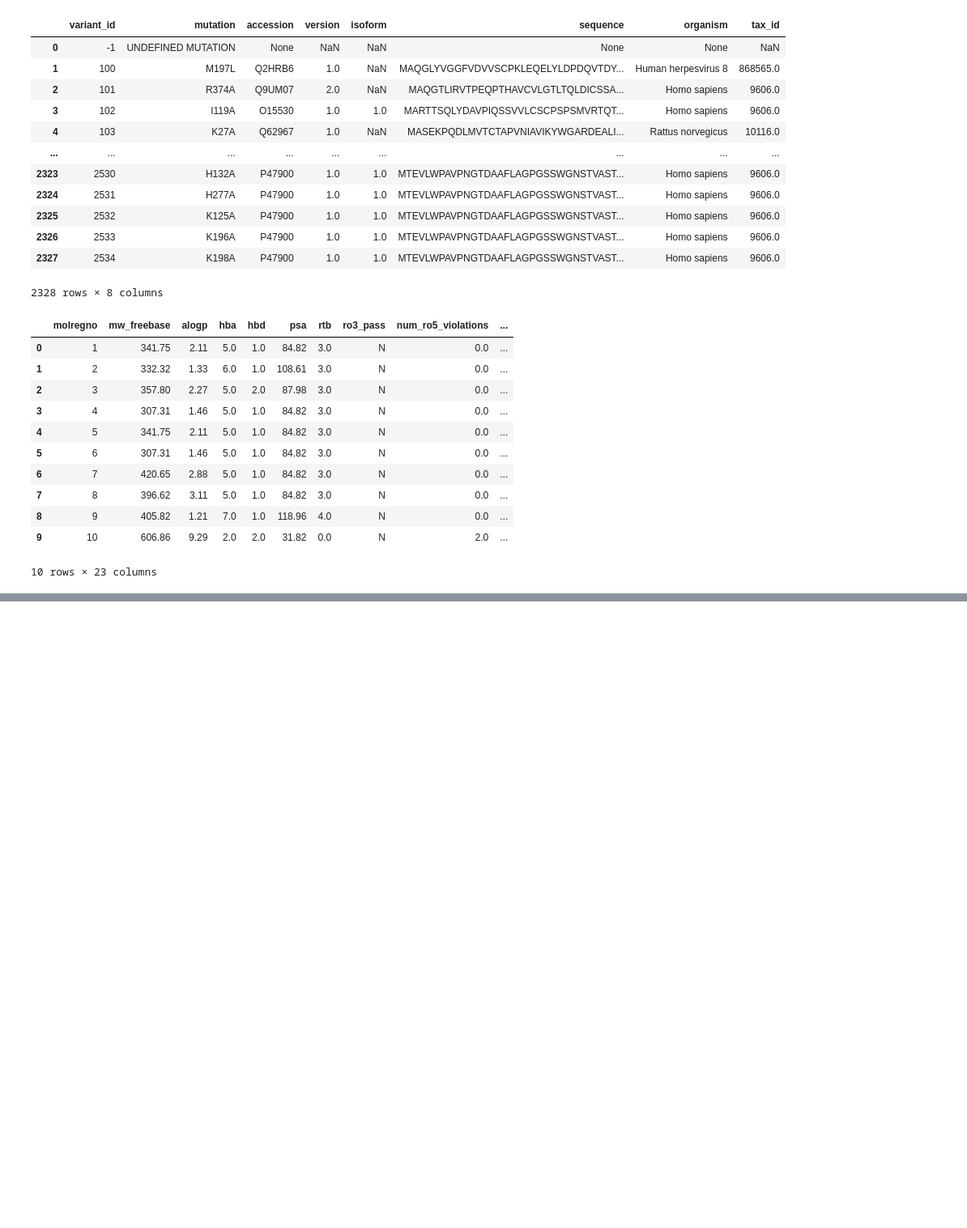
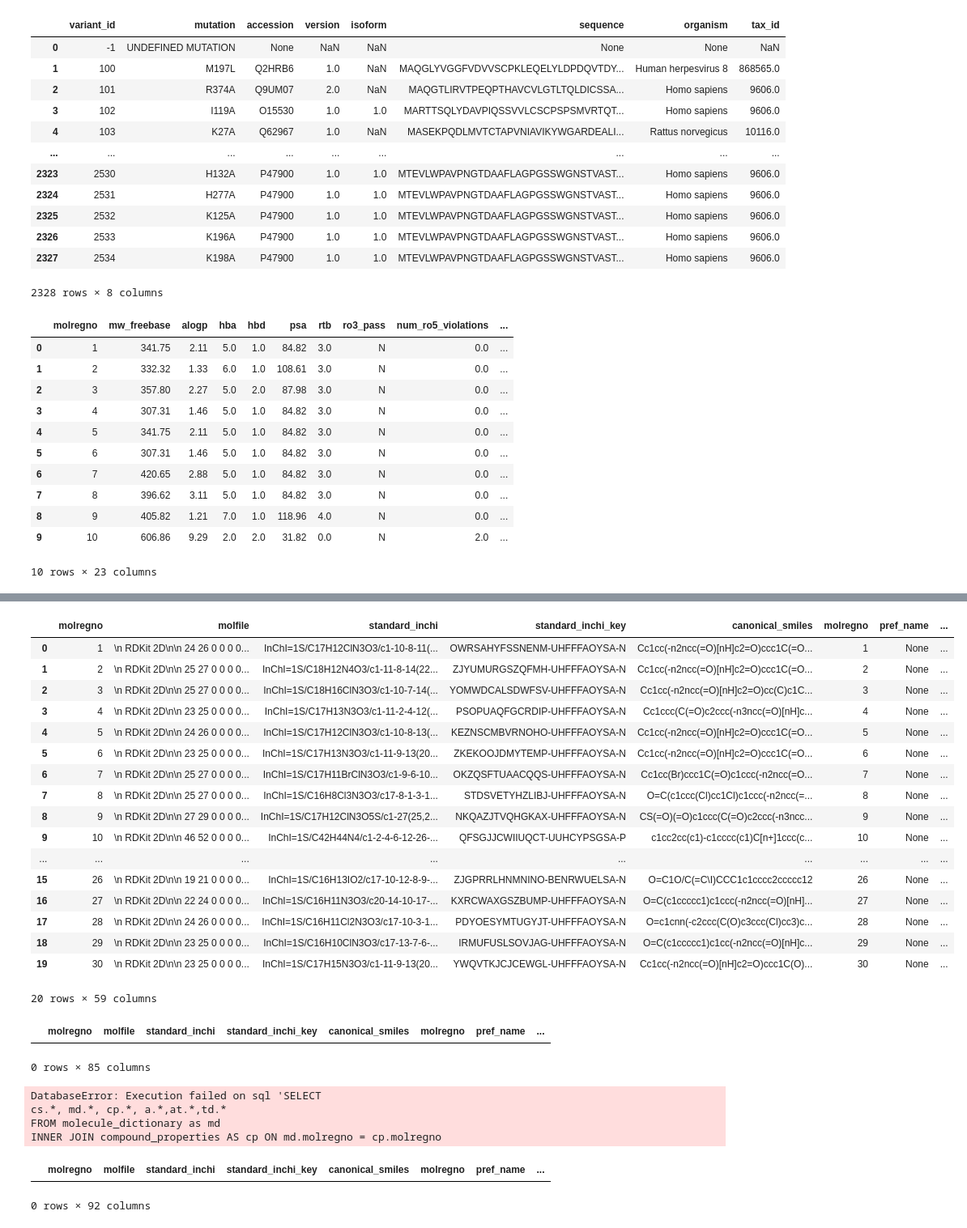
Before and after one commit to Cargill-Capstone2021/ADME-modeling-for-Cargill, a Jupyter notebook: working/CHEMBL_db.ipynb, the cells around one changed output, grey strips where cells are left out. Shown at 81% size. Cells and saved outputs as stored; diff of their text form; code cells hidden in the pictures; blank space fills up the shorter version.

```diff
--- a/working/CHEMBL_db.ipynb
+++ b/working/CHEMBL_db.ipynb
@@ -135,0 +181,29 @@ con.close()
+# %%
+df_newjoin=pd.read_sql_query("""SELECT
+cs.*, md.*, cp.*
+FROM
+molecule_dictionary as md
+INNER JOIN compound_properties AS cp ON md.molregno = cp.molregno
+INNER JOIN compound_structures AS cs ON cp.molregno = cs.molregno
+""", con)
+# %%
+df_newjoin.head(n=20)
+# %% [output]
+|  | molregno | molfile | standard_inchi | standard_inchi_key | canonical_smiles | molregno | pref_name | ... |
+| 0 | 1 | \n RDKit 2D\n\n 24 26 0 0 0 0... | InChI=1S/C17H12ClN3O3/c1-10-8-11(... | OWRSAHYFSSNENM-UHFFFAOYSA-N | Cc1cc(-n2ncc(=O)[nH]c2=O)ccc1C(=O... | 1 | None | ... |
+| 1 | 2 | \n RDKit 2D\n\n 25 27 0 0 0 0... | InChI=1S/C18H12N4O3/c1-11-8-14(22... | ZJYUMURGSZQFMH-UHFFFAOYSA-N | Cc1cc(-n2ncc(=O)[nH]c2=O)ccc1C(=O... | 2 | None | ... |
+| 2 | 3 | \n RDKit 2D\n\n 25 27 0 0 0 0... | InChI=1S/C18H16ClN3O3/c1-10-7-14(... | YOMWDCALSDWFSV-UHFFFAOYSA-N | Cc1cc(-n2ncc(=O)[nH]c2=O)cc(C)c1C... | 3 | None | ... |
+| 3 | 4 | \n RDKit 2D\n\n 23 25 0 0 0 0... | InChI=1S/C17H13N3O3/c1-11-2-4-12(... | PSOPUAQFGCRDIP-UHFFFAOYSA-N | Cc1ccc(C(=O)c2ccc(-n3ncc(=O)[nH]c... | 4 | None | ... |
+| 4 | 5 | \n RDKit 2D\n\n 24 26 0 0 0 0... | InChI=1S/C17H12ClN3O3/c1-10-8-13(... | KEZNSCMBVRNOHO-UHFFFAOYSA-N | Cc1cc(-n2ncc(=O)[nH]c2=O)ccc1C(=O... | 5 | None | ... |
+| 5 | 6 | \n RDKit 2D\n\n 23 25 0 0 0 0... | InChI=1S/C17H13N3O3/c1-11-9-13(20... | ZKEKOOJDMYTEMP-UHFFFAOYSA-N | Cc1cc(-n2ncc(=O)[nH]c2=O)ccc1C(=O... | 6 | None | ... |
+| 6 | 7 | \n RDKit 2D\n\n 25 27 0 0 0 0... | InChI=1S/C17H11BrClN3O3/c1-9-6-10... | OKZQSFTUAACQQS-UHFFFAOYSA-N | Cc1cc(Br)ccc1C(=O)c1ccc(-n2ncc(=O... | 7 | None | ... |
+| 7 | 8 | \n RDKit 2D\n\n 25 27 0 0 0 0... | InChI=1S/C16H8Cl3N3O3/c17-8-1-3-1... | STDSVETYHZLIBJ-UHFFFAOYSA-N | O=C(c1ccc(Cl)cc1Cl)c1ccc(-n2ncc(=... | 8 | None | ... |
+| 8 | 9 | \n RDKit 2D\n\n 27 29 0 0 0 0... | InChI=1S/C17H12ClN3O5S/c1-27(25,2... | NKQAZJTVQHGKAX-UHFFFAOYSA-N | CS(=O)(=O)c1ccc(C(=O)c2ccc(-n3ncc... | 9 | None | ... |
+| 9 | 10 | \n RDKit 2D\n\n 46 52 0 0 0 0... | InChI=1S/C42H44N4/c1-2-4-6-12-26-... | QFSGJJCWIIUQCT-UUHCYPSGSA-P | c1cc2cc(c1)-c1cccc(c1)C[n+]1ccc(c... | 10 | None | ... |
+| ... | ... | ... | ... | ... | ... | ... | ... | ... |
+| 15 | 26 | \n RDKit 2D\n\n 19 21 0 0 0 0... | InChI=1S/C16H13IO2/c17-10-12-8-9-... | ZJGPRRLHNMNINO-BENRWUELSA-N | O=C1O/C(=C\I)CCC1c1cccc2ccccc12 | 26 | None | ... |
+| 16 | 27 | \n RDKit 2D\n\n 22 24 0 0 0 0... | InChI=1S/C16H11N3O3/c20-14-10-17-... | KXRCWAXGSZBUMP-UHFFFAOYSA-N | O=C(c1ccccc1)c1ccc(-n2ncc(=O)[nH]... | 27 | None | ... |
+| 17 | 28 | \n RDKit 2D\n\n 24 26 0 0 0 0... | InChI=1S/C16H11Cl2N3O3/c17-10-3-1... | PDYOESYMTUGYJT-UHFFFAOYSA-N | O=c1cnn(-c2ccc(C(O)c3ccc(Cl)cc3)c... | 28 | None | ... |
+| 18 | 29 | \n RDKit 2D\n\n 23 25 0 0 0 0... | InChI=1S/C16H10ClN3O3/c17-13-7-6-... | IRMUFUSLSOVJAG-UHFFFAOYSA-N | O=C(c1ccccc1)c1cc(-n2ncc(=O)[nH]c... | 29 | None | ... |
+| 19 | 30 | \n RDKit 2D\n\n 23 25 0 0 0 0... | InChI=1S/C17H15N3O3/c1-11-9-13(20... | YWQVTKJCJCEWGL-UHFFFAOYSA-N | Cc1cc(-n2ncc(=O)[nH]c2=O)ccc1C(O)... | 30 | None | ... |
+20 rows × 59 columns
@@ -135,0 +219,25 @@ con.close()
+# %%
+df_join2.head()
+# %% [output]
+|  | molregno | molfile | standard_inchi | standard_inchi_key | canonical_smiles | molregno | pref_name | ... |
+0 rows × 85 columns
+# %%
+df_join3=pd.read_sql_query("""SELECT
+cs.*, md.*, cp.*, a.*,at.*,td.*
+FROM molecule_dictionary as md
+INNER JOIN compound_properties AS cp ON md.molregno = cp.molregno
+LEFT JOIN compound_structures AS cs ON cp.molregno = cs.molregno
+RIGHT JOIN assays AS a ON md.chembl_id=a.chembl_id
+INNER JOIN target_dictionary AS td ON a.chembl_id=td.chembl_id
+INNER JOIN assay_type AS at ON a.assay_type=at.assay_type
+""", con)
+# %% [output]
+DatabaseError: Execution failed on sql 'SELECT
+cs.*, md.*, cp.*, a.*,at.*,td.*
+FROM molecule_dictionary as md
+INNER JOIN compound_properties AS cp ON md.molregno = cp.molregno
+# %%
+df_join3.head(n=10)
+# %% [output]
+|  | molregno | molfile | standard_inchi | standard_inchi_key | canonical_smiles | molregno | pref_name | ... |
+0 rows × 92 columns
```
Also changed, not shown: parts of 9 cells of this notebook.
